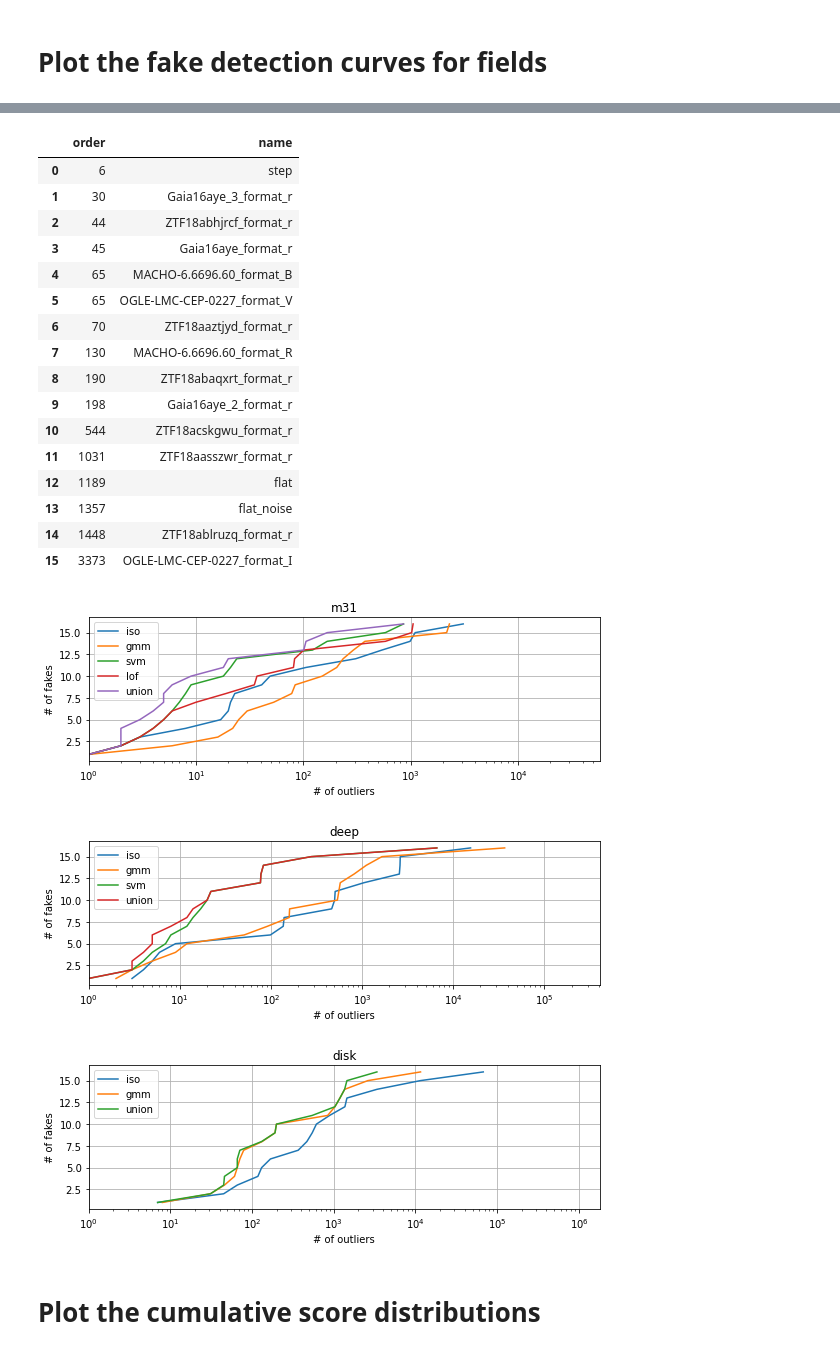
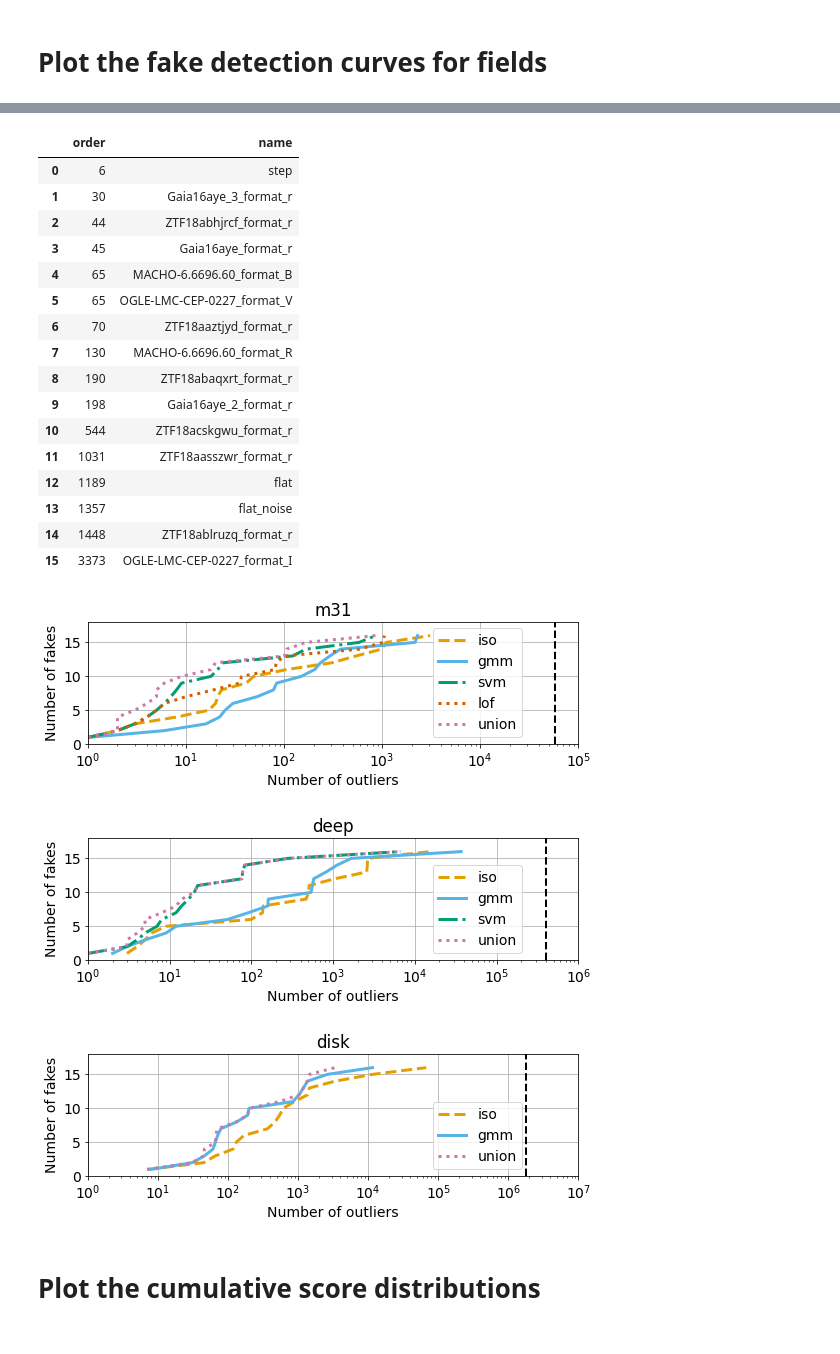
Before and after one commit to snad-space/zwad, a Jupyter notebook: notebooks/fakes_and_scores.ipynb, the cells around one changed output, grey strips where cells are left out. Cells and saved outputs as stored; diff of their text form; code cells hidden in the pictures.

Commit message:
Fix fake rate fig style

```diff
--- a/notebooks/fakes_and_scores.ipynb
+++ b/notebooks/fakes_and_scores.ipynb
@@ -7,11 +7,15 @@
 # %%
 import numpy as np
 import pandas as pd
+import matplotlib
 import matplotlib.pyplot as plt
 import os
 
 from functools import lru_cache, reduce
 from zwad.ad import ZtfAnomalyDetector
+
+
+matplotlib.rcParams['font.size'] = 14
 
 
 algos_for_fields = {
@@ -24,6 +28,14 @@ jobs = '4'
 data_dir = os.path.join('..', 'data')
 fake_dir = os.path.join(data_dir, 'fakes')
 scalings = ['std', 'pca', 'pca15', 'pca24', 'norm']
+styles = {'iso': '--', 'gmm': '-', 'svm': '-.', 'lof': ':', 'union': ':'}
+colors = {
+    'iso': (230/255, 159/255, 0),
+    'gmm': (86/255, 180/255, 233/255),
+    'svm': (0, 158/255, 115/255),
+    'lof': (213/255, 94/255, 0),
+    'union': (204/255, 121/255, 167/255),
+}
 # %% [markdown]
 
 # Contents
@@ -274,12 +217,14 @@ for field in algos_for_fields.keys():
 
     fig, ax = plt.subplots(figsize=(8, 3))
     for algo, fake_table in fake_tables.items():
-        ax.plot(fake_table['order'] + 1, np.arange(len(fake_table)) + 1, label=algo)
+        ax.plot(fake_table['order'] + 1, np.arange(len(fake_table)) + 1, label=algo,
+                lw=3, ls=styles[algo], color=colors[algo])
 
-    ax.set(title=field, ylabel='# of fakes', xlabel='# of outliers')
-    ax.set(xscale='log', xlim=[1, oid_len])
-    ax.legend(loc='upper left')
+    ax.set(title=field, ylabel='Number of fakes', xlabel='Number of outliers')
+    ax.set(xscale='log', xlim=[1, 10**np.ceil(np.log10(oid_len))], ylim=[0, 18])
+    ax.vlines(oid_len, 0, 18, ls='--', lw=2, color='black')
     ax.grid()
+    ax.legend(loc='lower right', bbox_to_anchor=(0.9, 0))
     fig.tight_layout()
     display(pd.DataFrame({k: v['name'] for k, v in fake_tables.items()}))
     display(fake_tables['union'])
@@ -360,36 +305,36 @@ for field in algos_for_fields.keys():
 | 3 | Gaia16aye_format_r | ZTF18abhjrcf_format_r | Gaia16aye_format_r |
 | 4 | MACHO-6.6696.60_format_R | OGLE-LMC-CEP-0227_format_V | MACHO-6.6696.60_format_B |
 | 5 | Gaia16aye_3_format_r | ZTF18aaztjyd_format_r | OGLE-LMC-CEP-0227_format_V |
 | 6 | ZTF18aaztjyd_format_r | MACHO-6.6696.60_format_B | ZTF18aaztjyd_format_r |
 | 7 | ZTF18abaqxrt_format_r | MACHO-6.6696.60_format_R | MACHO-6.6696.60_format_R |
 | 8 | ZTF18acskgwu_format_r | ZTF18abaqxrt_format_r | ZTF18abaqxrt_format_r |
 | 9 | Gaia16aye_2_format_r | Gaia16aye_2_format_r | Gaia16aye_2_format_r |
 | 10 | OGLE-LMC-CEP-0227_format_V | ZTF18acskgwu_format_r | ZTF18acskgwu_format_r |
 | 11 | ZTF18aasszwr_format_r | ZTF18aasszwr_format_r | ZTF18aasszwr_format_r |
 | 12 | ZTF18ablruzq_format_r | flat | flat |
 | 13 | OGLE-LMC-CEP-0227_format_I | flat_noise | flat_noise |
 | 14 | flat | ZTF18ablruzq_format_r | ZTF18ablruzq_format_r |
 | 15 | flat_noise | OGLE-LMC-CEP-0227_format_I | OGLE-LMC-CEP-0227_format_I |
 |  | order | name |
 | 0 | 6 | step |
 | 1 | 30 | Gaia16aye_3_format_r |
 | 2 | 44 | ZTF18abhjrcf_format_r |
 | 3 | 45 | Gaia16aye_format_r |
 | 4 | 65 | MACHO-6.6696.60_format_B |
 | 5 | 65 | OGLE-LMC-CEP-0227_format_V |
 | 6 | 70 | ZTF18aaztjyd_format_r |
 | 7 | 130 | MACHO-6.6696.60_format_R |
 | 8 | 190 | ZTF18abaqxrt_format_r |
 | 9 | 198 | Gaia16aye_2_format_r |
 | 10 | 544 | ZTF18acskgwu_format_r |
 | 11 | 1031 | ZTF18aasszwr_format_r |
 | 12 | 1189 | flat |
 | 13 | 1357 | flat_noise |
 | 14 | 1448 | ZTF18ablruzq_format_r |
 | 15 | 3373 | OGLE-LMC-CEP-0227_format_I |
-[figure, old version]
+[figure, new version]
-[figure, old version]
+[figure, new version]
-[figure, old version]
+[figure, new version]
 # %% [markdown]
 # Plot the cumulative score distributions
 # %%
```
Also changed, not shown: parts of 3 cells of this notebook, 3 other files.
